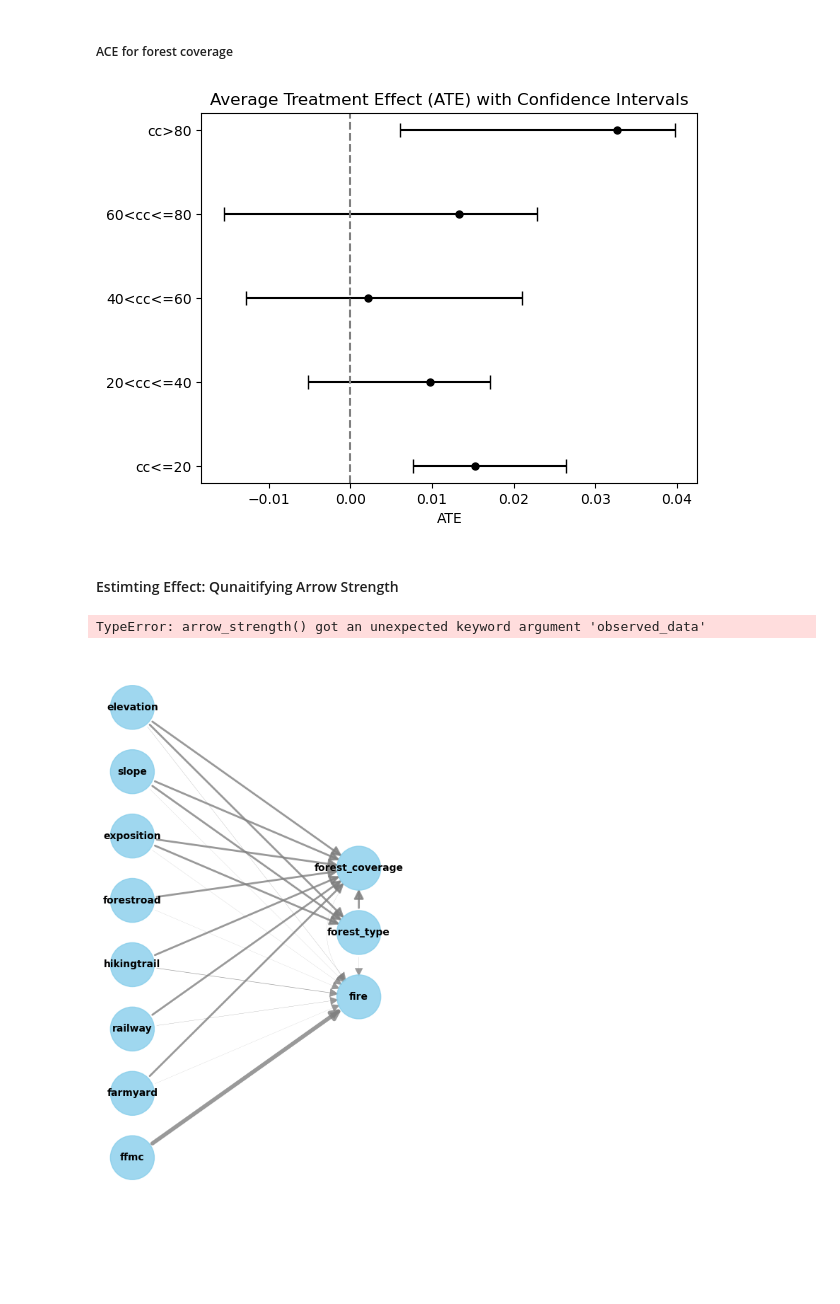
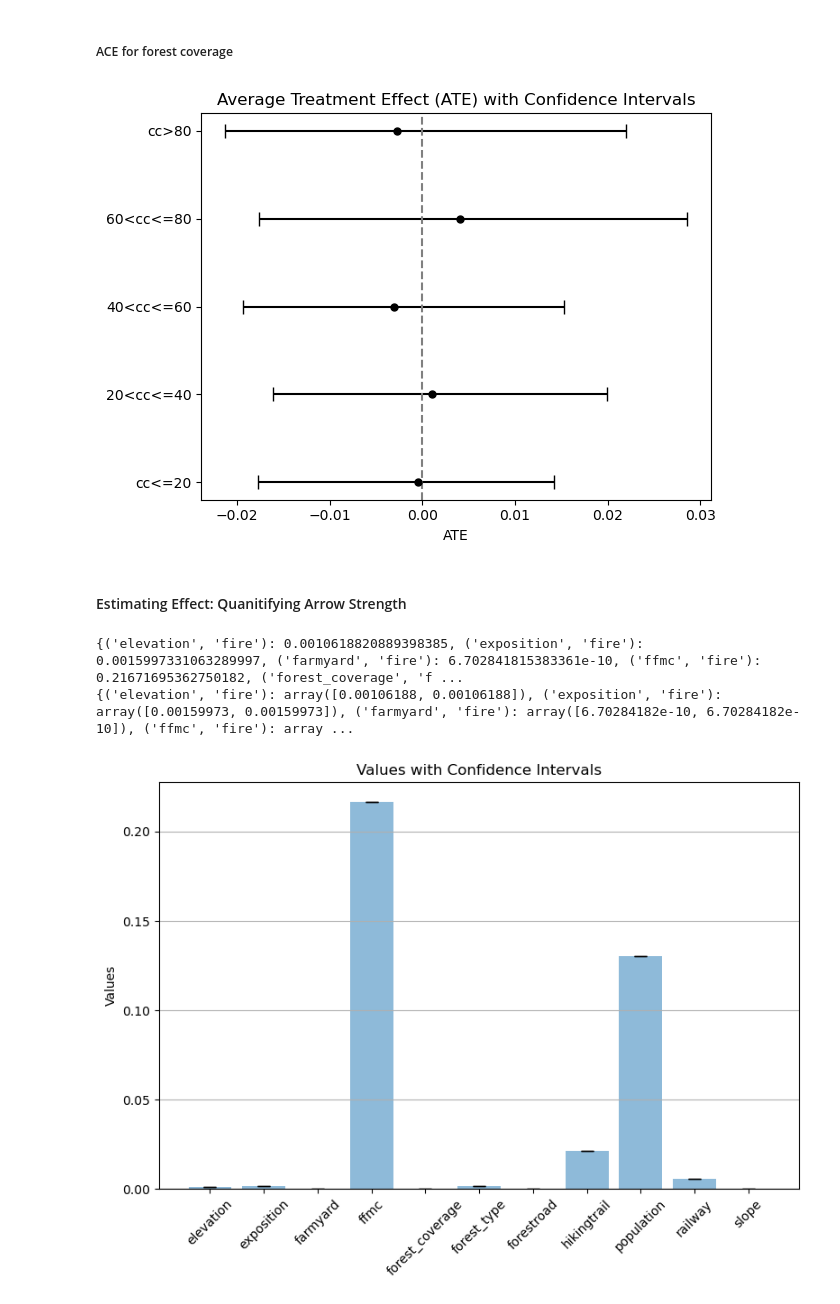
Before and after one commit to PLUS-ZGIS-GeoAI/ignite-causal-inference, a Jupyter notebook: notebooks/forest_fire_causal_inference.ipynb, the cells around one changed output. Cells and saved outputs as stored; diff of their text form; code cells hidden in the pictures; blank space fills up the shorter version.

```diff
--- a/notebooks/forest_fire_causal_inference.ipynb
+++ b/notebooks/forest_fire_causal_inference.ipynb
@@ -251,28 +232,48 @@ for fcc in forest_cover_classes:
                                     causal_model, "fire",
                                     interventions_alternative={'forest_coverage': lambda x: fcc},
                                     interventions_reference={'forest_coverage': lambda x: "40<cc<=60"},
-                                    observed_data=data_obs_prep))
+                                    observed_data=train_data))
 
     ate_dict_forestcoverage["ate"][fcc]["median"] = effect_median[0]
     ate_dict_forestcoverage["ate"][fcc]["interval"] = effect_interval[0]
 
-plot_ate_with_confidence(ate_dict_forestcoverage)
+plot_ate_with_confidence(ate_dict_forestcoverage, r"../results/ate_forest_cover.png")
 # %% [output]
-[figure, old version]
+[figure, new version]
 # %% [markdown]
-#### Estimting Effect: Qunaitifying Arrow Strength
+#### Estimating Effect: Quanitifying Arrow Strength
+# %%
+def plot_with_confidence(data, confidence_intervals):
+    fig, ax = plt.subplots(figsize=(8, 6))
+
+    x = np.arange(len(data))
+    y = [data[key] for key in data]
+    y_err = [confidence_intervals[key] for key in confidence_intervals]
+
+    ax.bar(x, y, yerr=np.abs(np.array(y_err).T - np.array(y)), align='center', alpha=0.5, ecolor='black', capsize=5)
+    ax.set_xticks(x)
+    ax.set_xticklabels([key[0] for key in data.keys()], rotation=45)
+    ax.set_ylabel('Values')
+    ax.set_title('Values with Confidence Intervals')
+    ax.yaxis.grid(True)
+
+    plt.tight_layout()
+    plt.savefig(r"../results/direct_causal_impact.png")
+    plt.show()
 # %%
 strength_median, strength_intervals = gcm.confidence_intervals(
     gcm.bootstrap_sampling(gcm.arrow_strength,
                            causal_model,
-                           target_node='fire'))
+                           target_node='fire',
+                           parent_samples=train_data))
 
 print(strength_median)
 print(strength_intervals)
 # %% [output]
-TypeError: arrow_strength() got an unexpected keyword argument 'observed_data'
+{('elevation', 'fire'): 0.0010618820889398385, ('exposition', 'fire'): 0.0015997331063289997, ('farmyard', 'fire'): 6.702841815383361e-10, ('ffmc', 'fire'): 0.21671695362750182, ('forest_coverage', 'f ...
+{('elevation', 'fire'): array([0.00106188, 0.00106188]), ('exposition', 'fire'): array([0.00159973, 0.00159973]), ('farmyard', 'fire'): array([6.70284182e-10, 6.70284182e-10]), ('ffmc', 'fire'): array ...
-# %%
-plot(causal_graph, causal_strengths=strength_median)
-# %% [output]
-[figure, removed]
+# %%
+plot_with_confidence(strength_median, strength_intervals)
+# %% [output]
+[figure, added]
 # %% [markdown]
```
Also changed, not shown: parts of 34 cells of this notebook, 3 other files.
